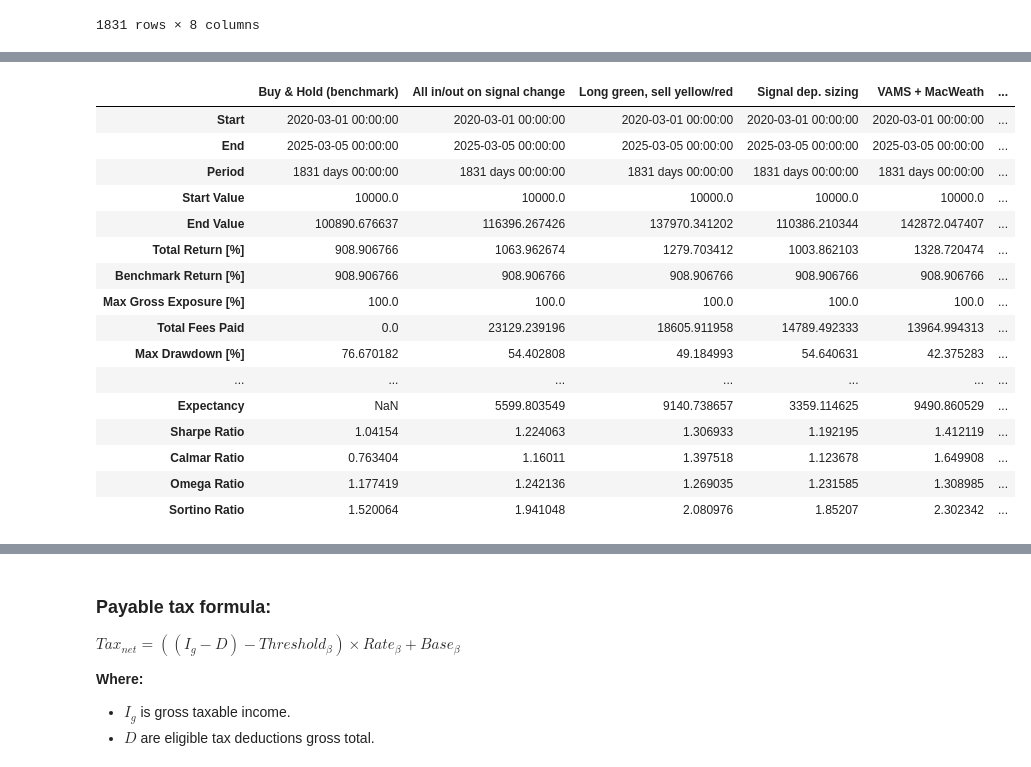
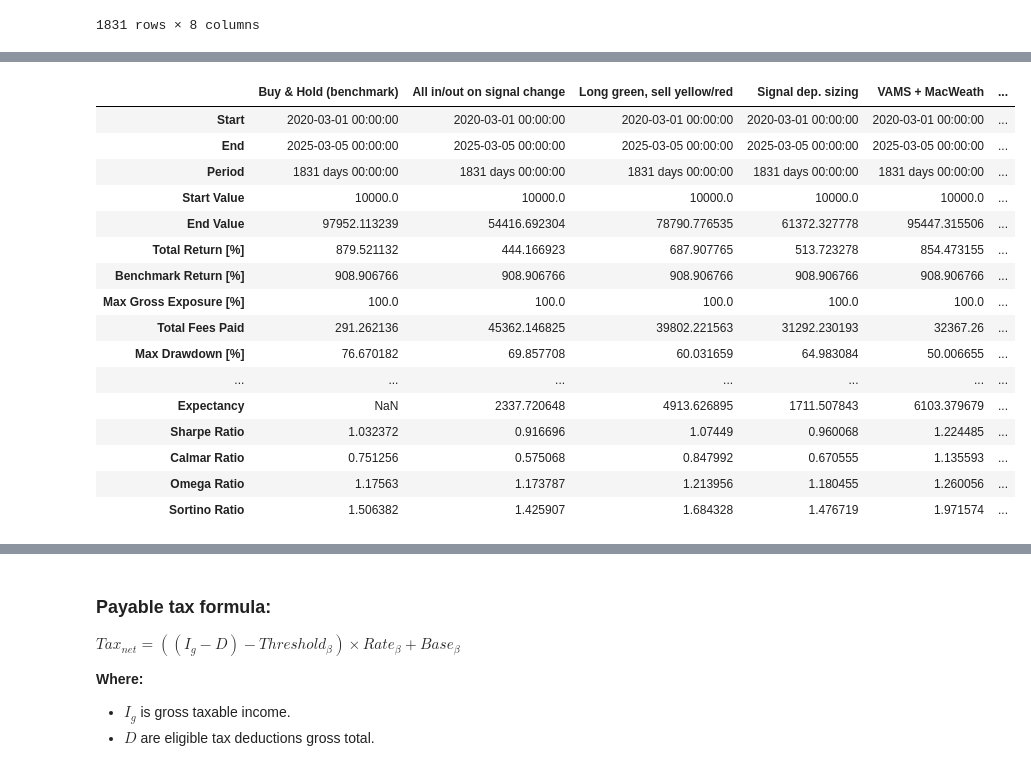
Before and after one commit to HelloThereMatey/vbt_tax, a Jupyter notebook: vbt_bitty_42Macro.ipynb, the cells around one changed output, grey strips where cells are left out. Cells and saved outputs as stored; diff of their text form; code cells hidden in the pictures.

```diff
--- a/vbt_bitty_42Macro.ipynb
+++ b/vbt_bitty_42Macro.ipynb
@@ -309,26 +385,27 @@ full_sig_mod2 = vbt.Portfolio.from_orders(
 # %%
-fullstats = pd.concat([bh_pf.stats(), inout_ords.stats(), less_ords.stats(), cpf_fo.stats(), full_sig.stats(), full_sig_mod.stats(), full_sig_mod2.stats()], axis=1)
-fullstats.columns = ['Buy & Hold (benchmark)',  'All in/out on signal change', 'Long green, sell yellow/red', "Signal dep. sizing", "VAMS + MacWeath", "VAMS + MacWeath #2", "VAMS + MacWeath #3"]
+fullstats = pd.concat([bh_pf.stats(), inout_ords.stats(), less_ords.stats(), cpf_fo.stats(), full_sig.stats(), full_sig_mod.stats(), full_sig_mod2.stats(), mwr_only.stats()], axis=1)
+fullstats.columns = ['Buy & Hold (benchmark)',  'All in/out on signal change', 'Long green, sell yellow/red', "Signal dep. sizing", "VAMS + MacWeath",
+                     "VAMS + MacWeath #2", "VAMS + MacWeath #3", "Macro Weather Only"]
 fullstats.to_excel(vbt_dir+fdel+"42M_MacWeather_BTC_Stats.xlsx")
 fullstats
 # %% [output]
 |  | Buy & Hold (benchmark) | All in/out on signal change | Long green, sell yellow/red | Signal dep. sizing | VAMS + MacWeath | ... |
 | Start | 2020-03-01 00:00:00 | 2020-03-01 00:00:00 | 2020-03-01 00:00:00 | 2020-03-01 00:00:00 | 2020-03-01 00:00:00 | ... |
 | End | 2025-03-05 00:00:00 | 2025-03-05 00:00:00 | 2025-03-05 00:00:00 | 2025-03-05 00:00:00 | 2025-03-05 00:00:00 | ... |
 | Period | 1831 days 00:00:00 | 1831 days 00:00:00 | 1831 days 00:00:00 | 1831 days 00:00:00 | 1831 days 00:00:00 | ... |
 | Start Value | 10000.0 | 10000.0 | 10000.0 | 10000.0 | 10000.0 | ... |
-| End Value | 100890.676637 | 116396.267426 | 137970.341202 | 110386.210344 | 142872.047407 | ... |
-| Total Return [%] | 908.906766 | 1063.962674 | 1279.703412 | 1003.862103 | 1328.720474 | ... |
+| End Value | 97952.113239 | 54416.692304 | 78790.776535 | 61372.327778 | 95447.315506 | ... |
+| Total Return [%] | 879.521132 | 444.166923 | 687.907765 | 513.723278 | 854.473155 | ... |
 | Benchmark Return [%] | 908.906766 | 908.906766 | 908.906766 | 908.906766 | 908.906766 | ... |
 | Max Gross Exposure [%] | 100.0 | 100.0 | 100.0 | 100.0 | 100.0 | ... |
-| Total Fees Paid | 0.0 | 23129.239196 | 18605.911958 | 14789.492333 | 13964.994313 | ... |
-| Max Drawdown [%] | 76.670182 | 54.402808 | 49.184993 | 54.640631 | 42.375283 | ... |
+| Total Fees Paid | 291.262136 | 45362.146825 | 39802.221563 | 31292.230193 | 32367.26 | ... |
+| Max Drawdown [%] | 76.670182 | 69.857708 | 60.031659 | 64.983084 | 50.006655 | ... |
 | ... | ... | ... | ... | ... | ... | ... |
-| Expectancy | NaN | 5599.803549 | 9140.738657 | 3359.114625 | 9490.860529 | ... |
-| Sharpe Ratio | 1.04154 | 1.224063 | 1.306933 | 1.192195 | 1.412119 | ... |
-| Calmar Ratio | 0.763404 | 1.16011 | 1.397518 | 1.123678 | 1.649908 | ... |
-| Omega Ratio | 1.177419 | 1.242136 | 1.269035 | 1.231585 | 1.308985 | ... |
-| Sortino Ratio | 1.520064 | 1.941048 | 2.080976 | 1.85207 | 2.302342 | ... |
+| Expectancy | NaN | 2337.720648 | 4913.626895 | 1711.507843 | 6103.379679 | ... |
+| Sharpe Ratio | 1.032372 | 0.916696 | 1.07449 | 0.960068 | 1.224485 | ... |
+| Calmar Ratio | 0.751256 | 0.575068 | 0.847992 | 0.670555 | 1.135593 | ... |
+| Omega Ratio | 1.17563 | 1.173787 | 1.213956 | 1.180455 | 1.260056 | ... |
+| Sortino Ratio | 1.506382 | 1.425907 | 1.684328 | 1.476719 | 1.971574 | ... |
 # %%
 # Make a copy of the DataFrame
 rounded_stats = fullstats.copy()
```
Also changed, not shown: parts of 39 cells of this notebook, 5 other files.
